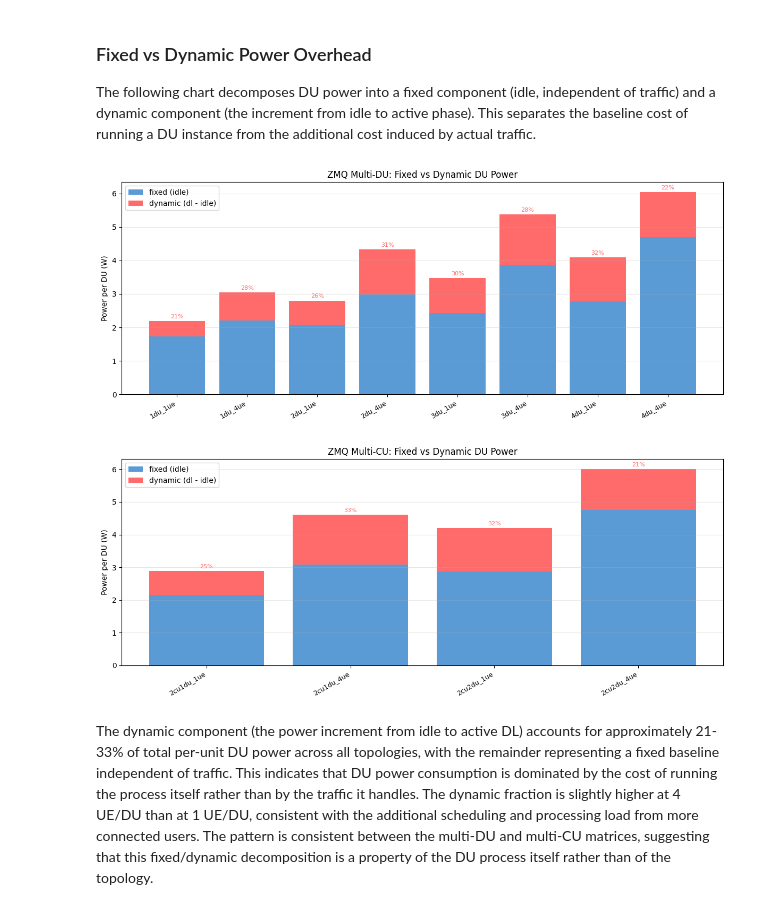
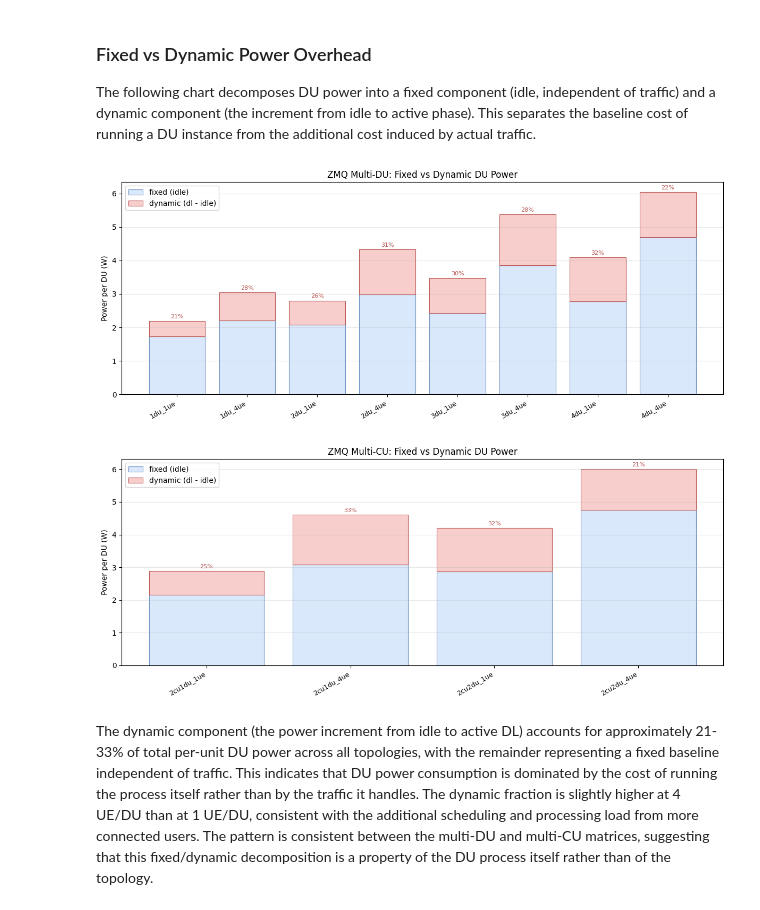
Before and after one commit to martafra/5g-power-dissertation, a Jupyter notebook: analysis/power_analysis.ipynb, the cells around one changed output. Drawn from its saved outputs; the diff is of its cells as text; code cells hidden in the pictures.

```diff
--- a/analysis/power_analysis.ipynb
+++ b/analysis/power_analysis.ipynb
@@ -69,7 +69,7 @@ N = len(TOPOLOGIES)
 palette = plt.colormaps['tab10'].resampled(N)
 TOPO_COLORS = {topo: palette(i) for i, topo in enumerate(TOPOLOGIES)}
 TOPO_MARKERS = {topo: m for topo, m in zip(TOPOLOGIES, ['o', 's', '^', 'D', 'v', 'P', '*', 'X'])}
-CQI_COLORS = {5: '#e74c3c', 10: '#3498db', 15: '#2ecc71'}
+CQI_COLORS = {5: '#B85450', 10: '#6C8EBF', 15: '#82B366'}
 
 print(f"Topologies: {TOPOLOGIES}")
 print(f"\nSummary sample (1cu1du):")
@@ -235,7 +235,7 @@ Runs per combination: [5]
 fig, axes = plt.subplots(2, 4, figsize=(18, 10), sharey=False)
 axes = axes.flatten()
 ue_counts = [1, 4, 16, 64, 96]
-colors = {5: 'steelblue', 10: 'coral', 15: 'green'}
+colors = {5: '#6C8EBF', 10: '#B85450', 15: '#82B366'}
 
 for idx, topo in enumerate(topo_order):
     ax = axes[idx]
@@ -258,6 +258,6 @@ for idx, topo in enumerate(topo_order):
 
 plt.suptitle('Mean Power Consumption by Topology, CQI and UE Count', fontsize=14)
 plt.tight_layout()
-plt.savefig('../analysis/matrix_overview.png', dpi=150)
+plt.savefig('../analysis/matrix_overview.png', dpi=150, facecolor='white', bbox_inches='tight')
 plt.show()
 # %% [output]
@@ -330,7 +330,7 @@ for ax, topo in zip(axes, topo_order):
         index='cqi', columns='nof_ues', values='mean_W'
     )
     sns.heatmap(
-        pivot, ax=ax, annot=True, fmt='.2f', cmap='YlOrRd',
+        pivot, ax=ax, annot=True, fmt='.2f', cmap='Blues',
         cbar_kws={'label': 'Power (W)'}
     )
     ax.set_title(topo.upper())
@@ -339,6 +339,6 @@ for ax, topo in zip(axes, topo_order):
 
 plt.suptitle('Mean Power Consumption Heatmap (W)', fontsize=14)
 plt.tight_layout()
-plt.savefig('../analysis/heatmap_cqi_ues.png', dpi=150)
+plt.savefig('../analysis/heatmap_cqi_ues.png', dpi=150, facecolor='white', bbox_inches='tight')
 plt.show()
 # %% [output]
@@ -992,40 +1001,40 @@ def fixed_vs_dynamic(df_raw, topo_order, title, fname):
 
     x = np.arange(len(topos_found))
     fig, ax = plt.subplots(figsize=(12, 5))
-    ax.bar(x, fixed_vals, label="fixed (idle)", color="#5B9BD5")
-    ax.bar(x, dynamic_vals, bottom=fixed_vals, label="dynamic (dl - idle)", color="#FF6B6B")
+    ax.bar(x, fixed_vals, label="fixed (idle)", color="#DAE8FC", edgecolor="#6C8EBF", linewidth=0.8)
+    ax.bar(x, dynamic_vals, bottom=fixed_vals, label="dynamic (dl - idle)", color="#F8CECC", edgecolor="#B85450", linewidth=0.8)
 
     for i, (f, d) in enumerate(zip(fixed_vals, dynamic_vals)):
         tot = f + d
         if tot > 0:
             ax.text(x[i], tot + 0.05, f"{d/tot*100:.0f}%",
-                    ha="center", va="bottom", fontsize=8, color="#FF6B6B")
+                    ha="center", va="bottom", fontsize=8, color="#B85450")
 
     ax.set_xticks(x)
     ax.set_xticklabels(topos_found, rotation=30, ha="right", fontsize=9)
     ax.set_ylabel("Power per DU (W)")
     ax.set_title(title)
     ax.legend()
     ax.grid(True, alpha=0.3, axis="y")
     plt.tight_layout()
-    plt.savefig(f"../analysis/{fname}", dpi=150)
+    plt.savefig(f"../analysis/{fname}", dpi=150, facecolor='white', bbox_inches='tight')
     plt.show()
 
 
 fixed_vs_dynamic(
     df_mdu, TOPO_ORDER_MDU,
     "ZMQ Multi-DU: Fixed vs Dynamic DU Power",
     "zmq_mdu_fixed_dynamic.png"
 )
 
 fixed_vs_dynamic(
     df_mcu, TOPO_ORDER_MCU,
     "ZMQ Multi-CU: Fixed vs Dynamic DU Power",
     "zmq_mcu_fixed_dynamic.png"
 )
 # %% [output]
-[figure, old version]
+[figure, new version]
-[figure, old version]
+[figure, new version]
 # %% [markdown]
 The dynamic component (the power increment from idle to active DL) accounts for
 approximately 21-33% of total per-unit DU power across all topologies, with the
```
Also changed, not shown: parts of 15 cells of this notebook, 25 other files.
